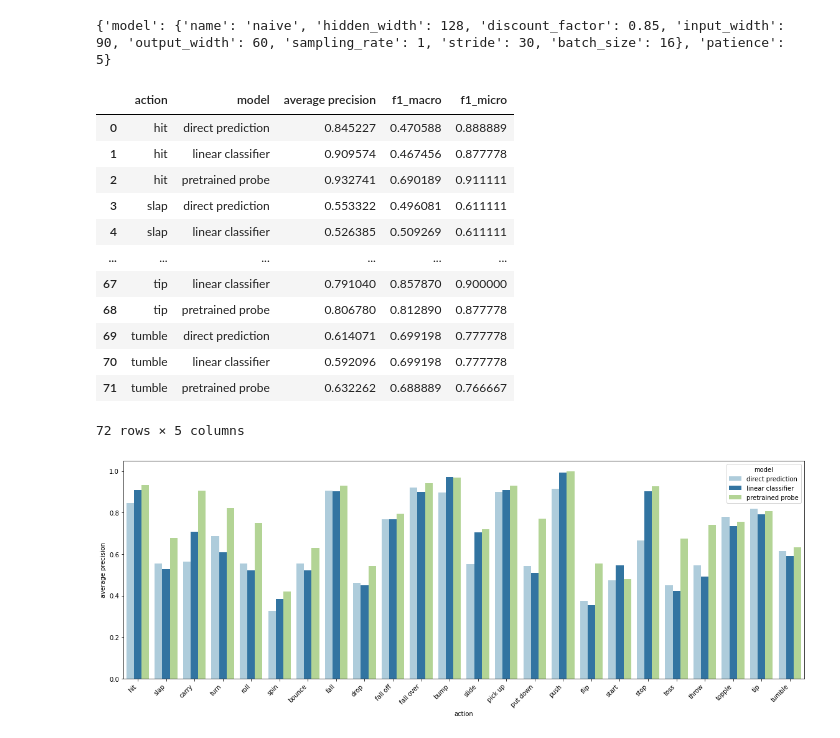
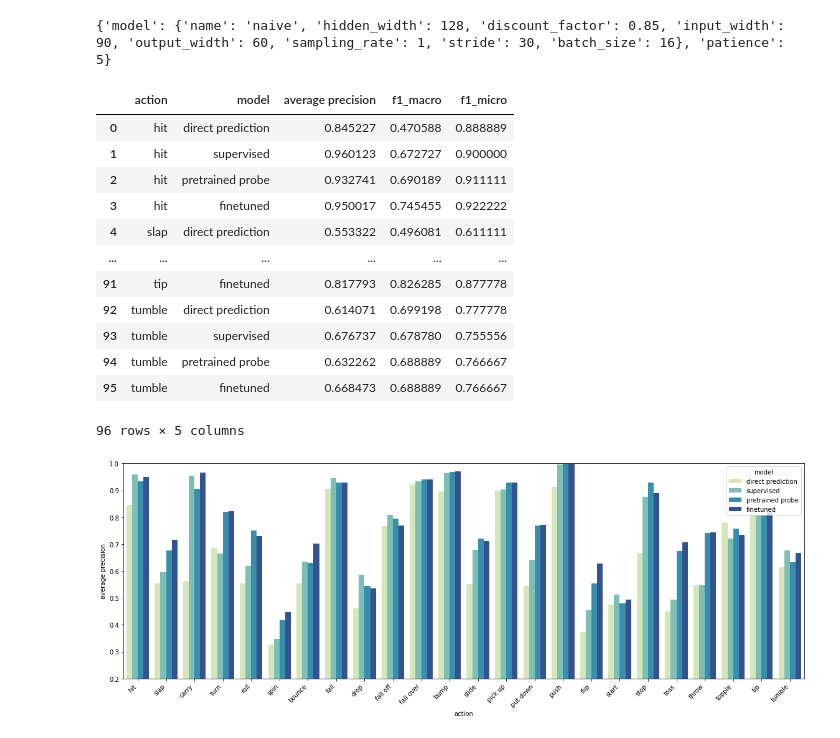
Before and after one commit to PeanutButterC/simulated, a Jupyter notebook: notebook/results.ipynb, the cells around one changed output. Cells and saved outputs as stored; diff of their text form; code cells hidden in the pictures.

```diff
--- a/notebook/results.ipynb
+++ b/notebook/results.ipynb
@@ -29,13 +29,13 @@ direct_model = tf.keras.models.Sequential([
 direct_model(next(iter(gen.train))[0])
 direct_model.load_weights(f'{SIMULATED_PATH}/outputs/direct.h5')
 # %%
-linear_classifier = tf.keras.models.Sequential([
-    tf.keras.layers.Flatten(),
+supervised_model = tf.keras.models.Sequential([
     tf.keras.layers.Dense(cfg.model.hidden_width, activation='relu'),
+    tf.keras.layers.LSTM(64),
     tf.keras.layers.Dense(len(ACTIONS), activation='sigmoid')
 ])
-linear_classifier(next(iter(gen.train))[0])
-linear_classifier.load_weights(f'{SIMULATED_PATH}/outputs/linear_classifier.h5')
+supervised_model(next(iter(gen.train))[0])
+supervised_model.load_weights(f'{SIMULATED_PATH}/outputs/supervised.h5')
 # %%
 model = NaiveModel(cfg)
 model_gen = NaiveDataGenerator(cfg)
@@ -44,31 +44,42 @@ model.load_weights(f'{SIMULATED_PATH}/outputs/naive_batch-size-1024/weights.h5')
 pretrained_probe = PretrainedProbe(cfg, model)
 pretrained_probe(next(iter(gen.train))[0])
 pretrained_probe.load_weights(f'{SIMULATED_PATH}/outputs/pretrained_probe.h5')
+# %%
+model = NaiveModel(cfg)
+model_gen = NaiveDataGenerator(cfg)
+model(next(iter(model_gen.train))[0])
+model.load_weights(f'{SIMULATED_PATH}/outputs/naive_batch-size-1024/weights.h5')
+finetune_probe = PretrainedProbe(cfg, model)
+finetune_probe(next(iter(gen.train))[0])
+finetune_probe.load_weights(f'{SIMULATED_PATH}/outputs/pretrained_finetuning.h5')
 # %%
 true_labels = {k: [] for k in ACTIONS}
 direct_model_predictions = {k: [] for k in ACTIONS}
-linear_classifier_predictions = {k: [] for k in ACTIONS}
+supervised_predictions = {k: [] for k in ACTIONS}
 pretrained_model_predictions = {k: [] for k in ACTIONS}
+finetune_predictions = {k: [] for k in ACTIONS}
 for x_batch, y_batch in gen.test:
     y_batch = y_batch.numpy()
     direct_pred = direct_model(x_batch).numpy()
-    linear_classifier_pred = linear_classifier(x_batch).numpy()
+    supervised_pred = supervised_model(x_batch).numpy()
     pretrained_probe_pred = pretrained_probe(x_batch).numpy()
-    for y, y_direct, y_linear, y_pretrained in zip(y_batch, direct_pred, linear_classifier_pred, pretrained_probe_pred):
+    finetune_pred = finetune_probe(x_batch).numpy()
+    for y, y_direct, y_linear, y_pretrained, y_finetuned in zip(y_batch, direct_pred, supervised_pred, pretrained_probe_pred, finetune_pred):
         for i, action in enumerate(ACTIONS):
             if y[i] == -1:
                 continue
             true_labels[action].append(y[i])
             direct_model_predictions[action].append(y_direct[i])
-            linear_classifier_predictions[action].append(y_linear[i])
+            supervised_predictions[action].append(y_linear[i])
             pretrained_model_predictions[action].append(y_pretrained[i])
-for labels in [true_labels, direct_model_predictions, linear_classifier_predictions, pretrained_model_predictions]:
+            finetune_predictions[action].append(y_finetuned[i])
+for labels in [true_labels, direct_model_predictions, supervised_predictions, pretrained_model_predictions, finetune_predictions]:
     labels = {k: np.array(v) for k, v in labels.items()}
 # %%
 df = []
 for action in ACTIONS:
-    for model, predictions in zip(['direct prediction', 'linear classifier', 'pretrained probe'],
-                                  [direct_model_predictions, linear_classifier_predictions, pretrained_model_predictions]):
+    for model, predictions in zip(['direct prediction', 'supervised', 'pretrained probe', 'finetuned'],
+                                  [direct_model_predictions, supervised_predictions, pretrained_model_predictions, finetune_predictions]):
         df.append({
             'action': action,
             'model': model,
@@ -81,22 +92,23 @@ df
 # %% [output]
 |  | action | model | average precision | f1_macro | f1_micro |
 | 0 | hit | direct prediction | 0.845227 | 0.470588 | 0.888889 |
-| 1 | hit | linear classifier | 0.909574 | 0.467456 | 0.877778 |
+| 1 | hit | supervised | 0.960123 | 0.672727 | 0.900000 |
 | 2 | hit | pretrained probe | 0.932741 | 0.690189 | 0.911111 |
-| 3 | slap | direct prediction | 0.553322 | 0.496081 | 0.611111 |
-| 4 | slap | linear classifier | 0.526385 | 0.509269 | 0.611111 |
+| 3 | hit | finetuned | 0.950017 | 0.745455 | 0.922222 |
+| 4 | slap | direct prediction | 0.553322 | 0.496081 | 0.611111 |
 | ... | ... | ... | ... | ... | ... |
-| 67 | tip | linear classifier | 0.791040 | 0.857870 | 0.900000 |
-| 68 | tip | pretrained probe | 0.806780 | 0.812890 | 0.877778 |
-| 69 | tumble | direct prediction | 0.614071 | 0.699198 | 0.777778 |
-| 70 | tumble | linear classifier | 0.592096 | 0.699198 | 0.777778 |
-| 71 | tumble | pretrained probe | 0.632262 | 0.688889 | 0.766667 |
+| 91 | tip | finetuned | 0.817793 | 0.826285 | 0.877778 |
+| 92 | tumble | direct prediction | 0.614071 | 0.699198 | 0.777778 |
+| 93 | tumble | supervised | 0.676737 | 0.678780 | 0.755556 |
+| 94 | tumble | pretrained probe | 0.632262 | 0.688889 | 0.766667 |
+| 95 | tumble | finetuned | 0.668473 | 0.688889 | 0.766667 |
-72 rows × 5 columns
+96 rows × 5 columns
 # %%
 plt.figure(figsize=(16, 6))
 plt.xticks(rotation=45, ha='right')
-sns.barplot(data=df, x='action', y='average precision', hue='model', palette='Paired')
+ax = sns.barplot(data=df, x='action', y='average precision', hue='model', palette='YlGnBu')
+ax.set_ylim([.2, 1])
 plt.tight_layout()
 plt.savefig(f'{SIMULATED_PATH}/docs/results.png')
 # %% [output]
-[figure, old version]
+[figure, new version]
```
Also changed, not shown: parts of 1 cell of this notebook, 4 other files.
